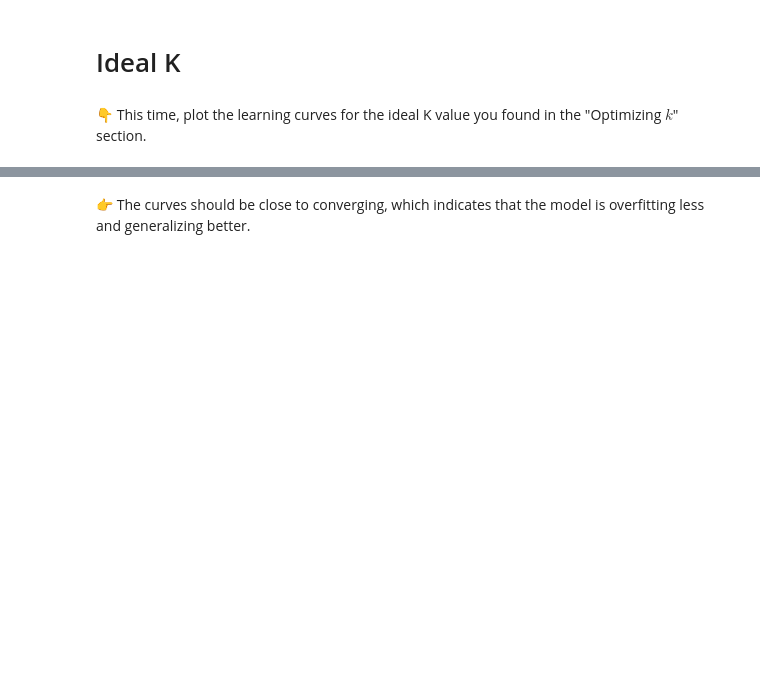
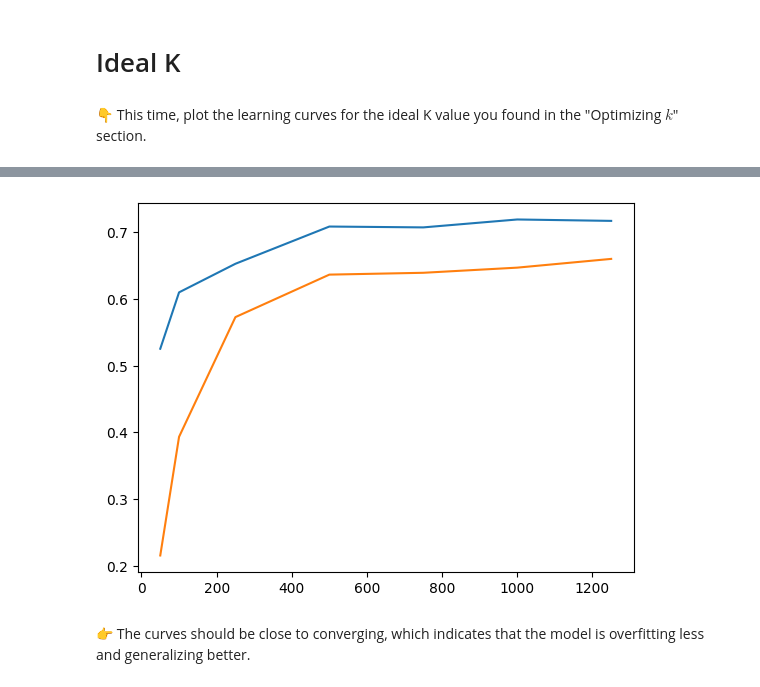
Before and after one commit to multiyumz/data-science-challenges, a Jupyter notebook: data-knn/KNN.ipynb, the cells around one changed output, grey strips where cells are left out. Cells and saved outputs as stored; diff of their text form; code cells hidden in the pictures; blank space fills up the shorter version.

```diff
--- a/data-knn/KNN.ipynb
+++ b/data-knn/KNN.ipynb
@@ -175,3 +190,5 @@ git push origin master
+# %%
+best_k = 10
 # %% [markdown]
 <details>
 <summary> 👉 Solution 👈</summary>
@@ -215,0 +294,7 @@ print(result.check())
+# %%
+train_sizes, train_scores, test_scores = learning_curve(estimator = KNeighborsRegressor(n_neighbors=best_k),
+                                                              X = X_rescaled,
+                                                              y = y,
+                                                              train_sizes = [50,100,250,500,750,1000,1250],
+                                                              cv = 10,
+                                                              scoring = 'r2')
@@ -216,3 +318,9 @@ print(result.check())
+# %%
+plt.plot(train_sizes,np.mean(train_scores,axis=1))
+plt.plot(train_sizes,np.mean(test_scores,axis=1))
+plt.show()
+# %% [output]
+[figure, added]
 # %% [markdown]
 👉 The curves should be close to converging, which indicates that the model is overfitting less and generalizing better.
 # %% [markdown]
```
Also changed, not shown: parts of 23 cells of this notebook, 3 other files.
